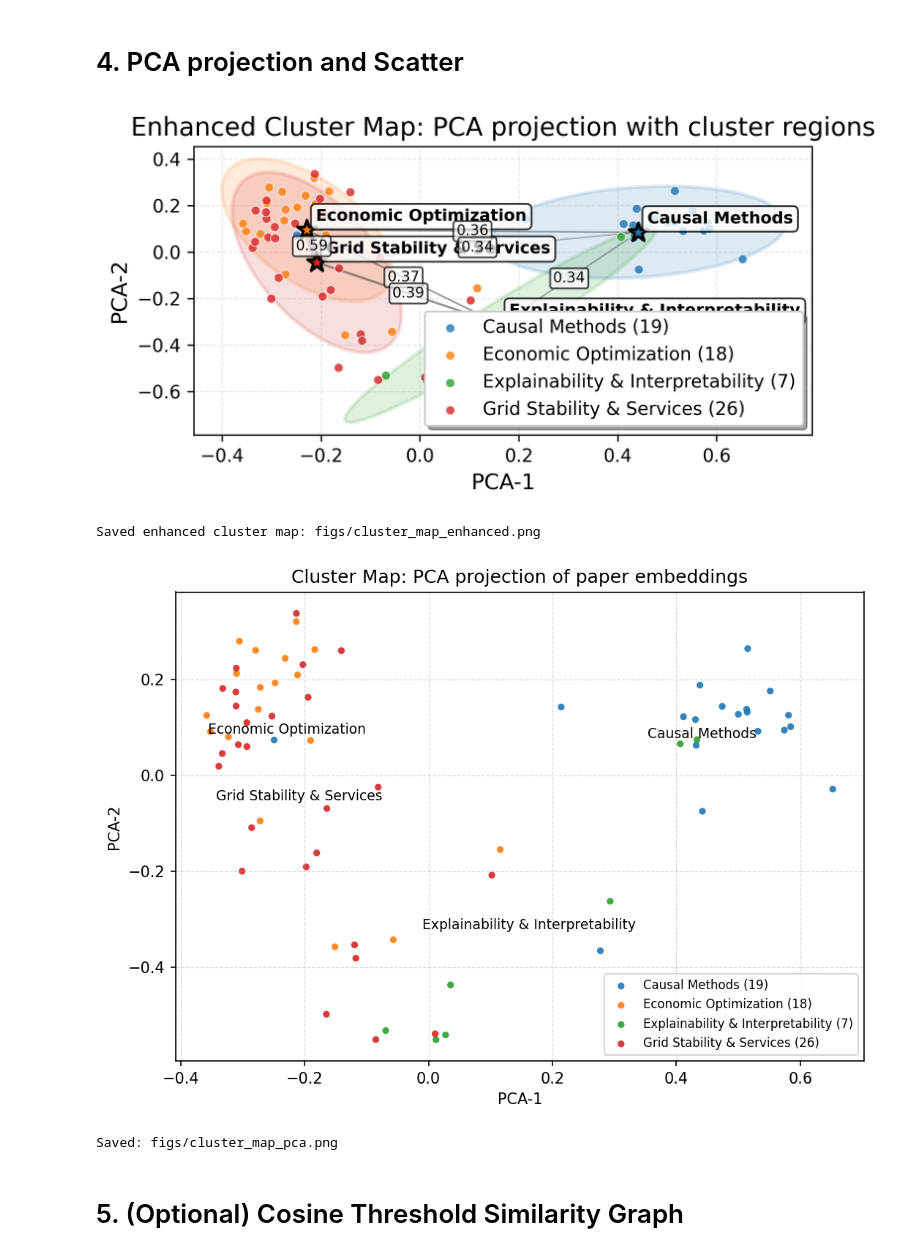
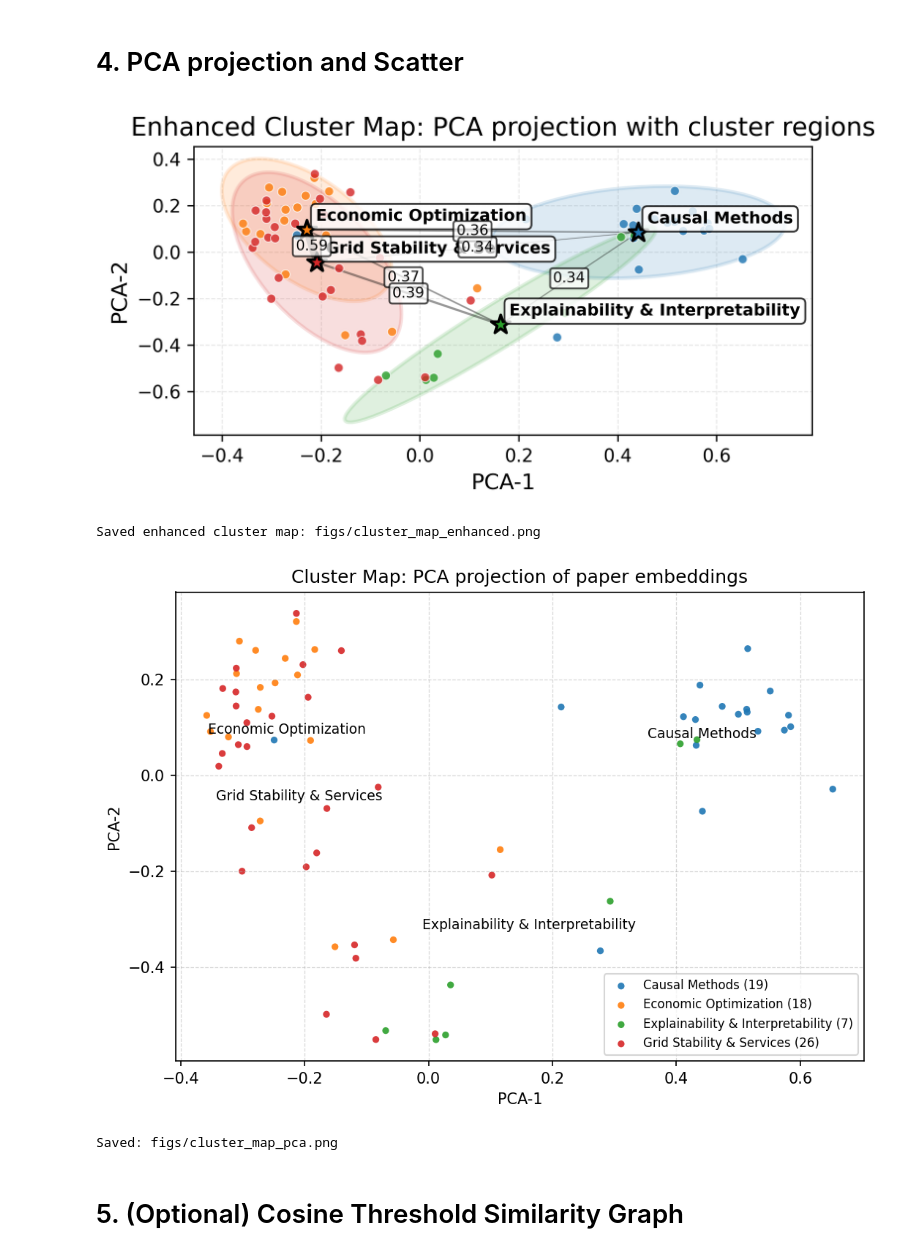
Before and after one commit to MaxiStahl1992/causal-rl-ev-review, a Jupyter notebook: notebooks/09_cluster_map.ipynb, the cells around one changed output. Saved outputs shown, nothing was run; the diff lists cells and outputs as text; code cells hidden in the pictures.

```diff
--- a/notebooks/09_cluster_map.ipynb
+++ b/notebooks/09_cluster_map.ipynb
@@ -383,7 +383,6 @@ def plot_enhanced_cluster_scatter(_df: pd.DataFrame, coords_2d: np.ndarray, embe
                        zorder=5)
 
     ax.grid(True, linestyle="--", linewidth=0.6, alpha=0.3)
-    ax.legend(fontsize=10, loc="best", frameon=True, fancybox=True, shadow=True)
     fig.tight_layout()
     fig.savefig(outpath, bbox_inches="tight", dpi=300)
     plt.show()
@@ -402,34 +401,34 @@ def plot_cluster_scatter(_df: pd.DataFrame, coords_2d: np.ndarray, outpath: Path
 
     # Plots each cluster with default color cycle
     for cl, sub in df_reset.groupby("Assigned_Cluster"):
         idx = sub.index.values  # Now these will be consecutive
         ax.scatter(x[idx], y[idx], s=20, label=f"{cl} ({len(sub)})", alpha=0.9, edgecolors="none")
 
     # Adds centroid labels for readability
     for cl, sub in df_reset.groupby("Assigned_Cluster"):
         idx = sub.index.values
         cx, cy = float(np.mean(x[idx])), float(np.mean(y[idx]))
         ax.text(cx, cy, cl, fontsize=9, ha="center", va="center")
 
     ax.grid(True, linestyle="--", linewidth=0.6, alpha=0.5)
     ax.legend(fontsize=8, loc="best", frameon=True)
     fig.tight_layout()
     fig.savefig(outpath, bbox_inches="tight")
     plt.show()
     print(f"Saved: {outpath}")
 
 # Generate both versions
 emb = stack_embeddings(df)
 coords = pca_project(emb, n_components=2, random_state=PCA_RANDOM_STATE)
 
 # Enhanced version with all requested features
 enhanced_plot_path = FIGS_DIR / "cluster_map_enhanced.png"
 plot_enhanced_cluster_scatter(df, coords, emb, enhanced_plot_path)
 
 # Original simple version
 plot_cluster_scatter(df, coords, CLUSTER_PLOT_OUT)
 # %% [output]
-[figure, old version]
+[figure, new version]
 Saved enhanced cluster map: figs/cluster_map_enhanced.png
 [figure]
 Saved: figs/cluster_map_pca.png
```
Also changed, not shown: 1 other file.
